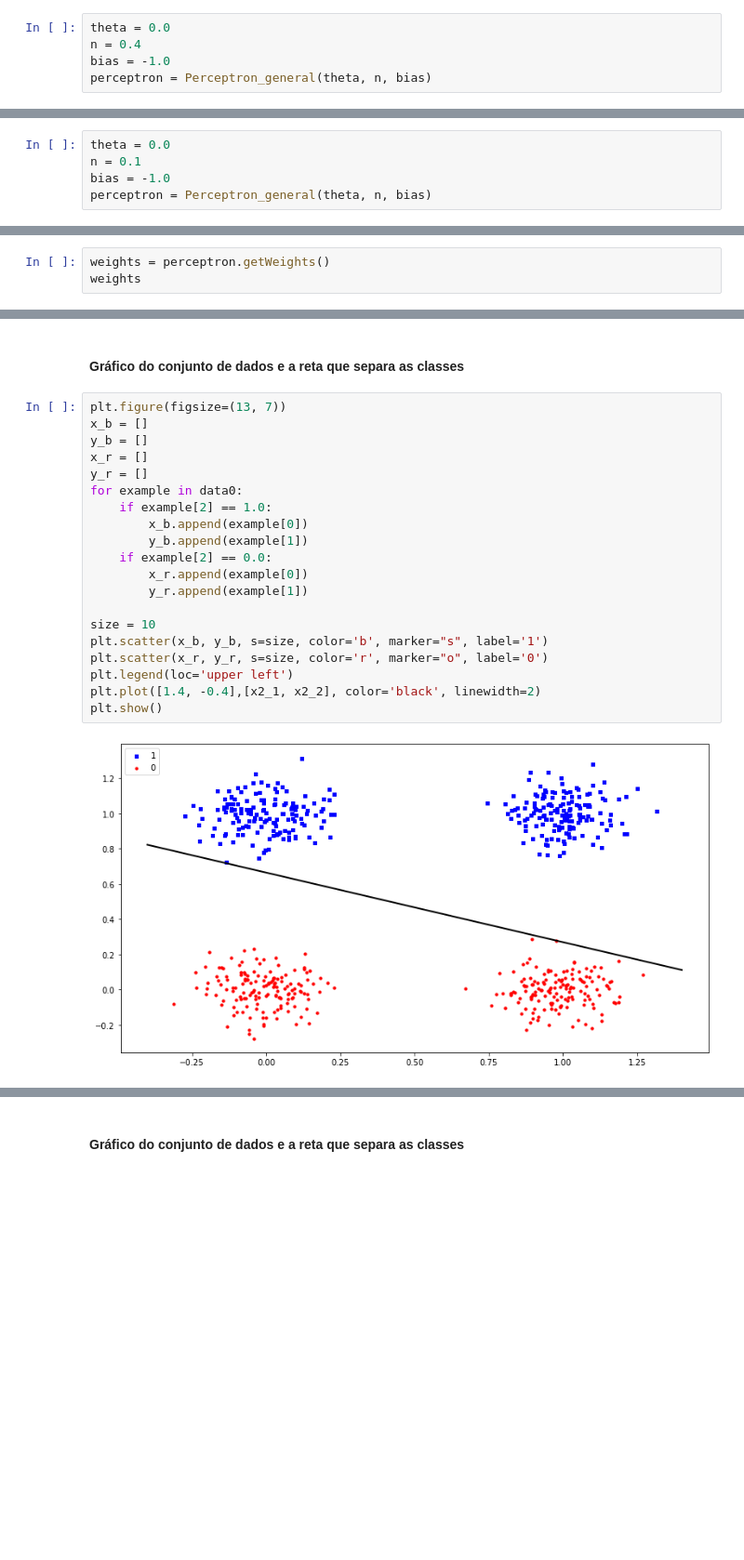
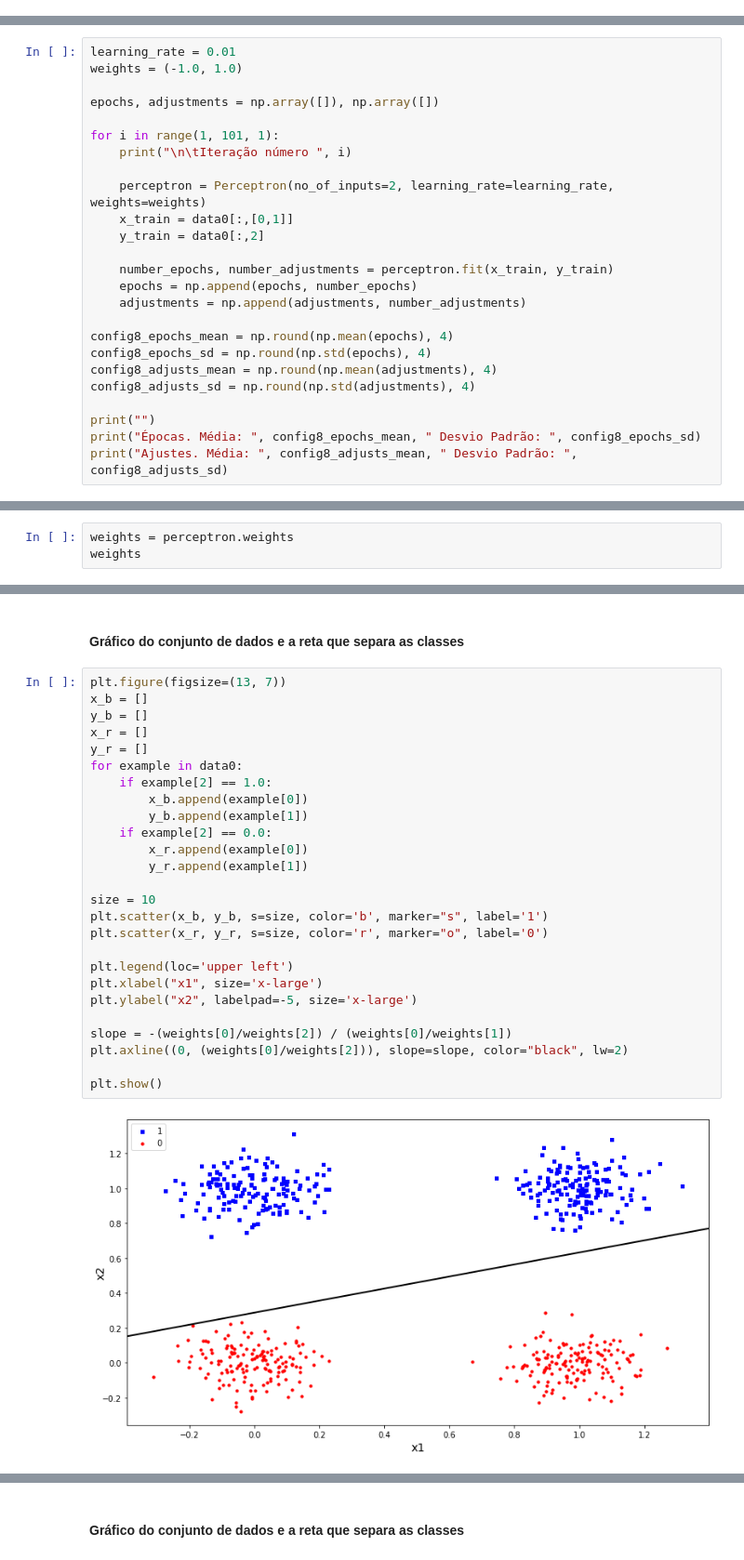
Before and after one commit to userddssilva/Perceptron-PP2-RNA2020.1, a Jupyter notebook: notebooks/Parte 2.ipynb, the cells around one changed output, grey strips where cells are left out. Shown at 93% size. Cells and saved outputs as stored; diff of their text form; blank space fills up the shorter version.

```diff
--- a/notebooks/Parte 2.ipynb
+++ b/notebooks/Parte 2.ipynb
@@ -320,5 +627,0 @@ plt.show()
-# %%
-theta = 0.0
-n = 0.4
-bias = -1.0
-perceptron = Perceptron_general(theta, n, bias)
@@ -424,5 +721,0 @@ plt.show()
-# %%
-theta = 0.0
-n = 0.1
-bias = -1.0
-perceptron = Perceptron_general(theta, n, bias)
@@ -480,0 +722,25 @@ Ajustes. Média:  1184.12  Desvio Padrão:  657.816
+# %%
+learning_rate = 0.01
+weights = (-1.0, 1.0)
+
+epochs, adjustments = np.array([]), np.array([])
+
+for i in range(1, 101, 1):
+    print("\n\tIteração número ", i)
+
+    perceptron = Perceptron(no_of_inputs=2, learning_rate=learning_rate, weights=weights)
+    x_train = data0[:,[0,1]]
+    y_train = data0[:,2]
+
+    number_epochs, number_adjustments = perceptron.fit(x_train, y_train)
+    epochs = np.append(epochs, number_epochs)
+    adjustments = np.append(adjustments, number_adjustments)
+
+config8_epochs_mean = np.round(np.mean(epochs), 4)
+config8_epochs_sd = np.round(np.std(epochs), 4)
+config8_adjusts_mean = np.round(np.mean(adjustments), 4)
+config8_adjusts_sd = np.round(np.std(adjustments), 4)
+
+print("")
+print("Épocas. Média: ", config8_epochs_mean, " Desvio Padrão: ", config8_epochs_sd)
+print("Ajustes. Média: ", config8_adjusts_mean, " Desvio Padrão: ", config8_adjusts_sd)
@@ -483,4 +767,4 @@ Ajustes. Média:  1184.12  Desvio Padrão:  657.816
 # %%
-weights = perceptron.getWeights()
+weights = perceptron.weights
 weights
 # %% [output]
@@ -502,23 +784,29 @@ x2_2 = weights[0]/weights[2] - (weights[1]/weights[2])*(-0.4)
 # %%
 plt.figure(figsize=(13, 7))
 x_b = []
 y_b = []
 x_r = []
 y_r = []
 for example in data0:
     if example[2] == 1.0:
         x_b.append(example[0])
         y_b.append(example[1])
     if example[2] == 0.0:
         x_r.append(example[0])
         y_r.append(example[1])
 
 size = 10
 plt.scatter(x_b, y_b, s=size, color='b', marker="s", label='1')
 plt.scatter(x_r, y_r, s=size, color='r', marker="o", label='0')
+
 plt.legend(loc='upper left')
-plt.plot([1.4, -0.4],[x2_1, x2_2], color='black', linewidth=2)
+plt.xlabel("x1", size='x-large')
+plt.ylabel("x2", labelpad=-5, size='x-large')
+
+slope = -(weights[0]/weights[2]) / (weights[0]/weights[1])
+plt.axline((0, (weights[0]/weights[2])), slope=slope, color="black", lw=2)
+
 plt.show()
 # %% [output]
-[figure, old version]
+[figure, new version]
 # %% [markdown]
```
Also changed, not shown: parts of 128 cells of this notebook, 1 other file.
